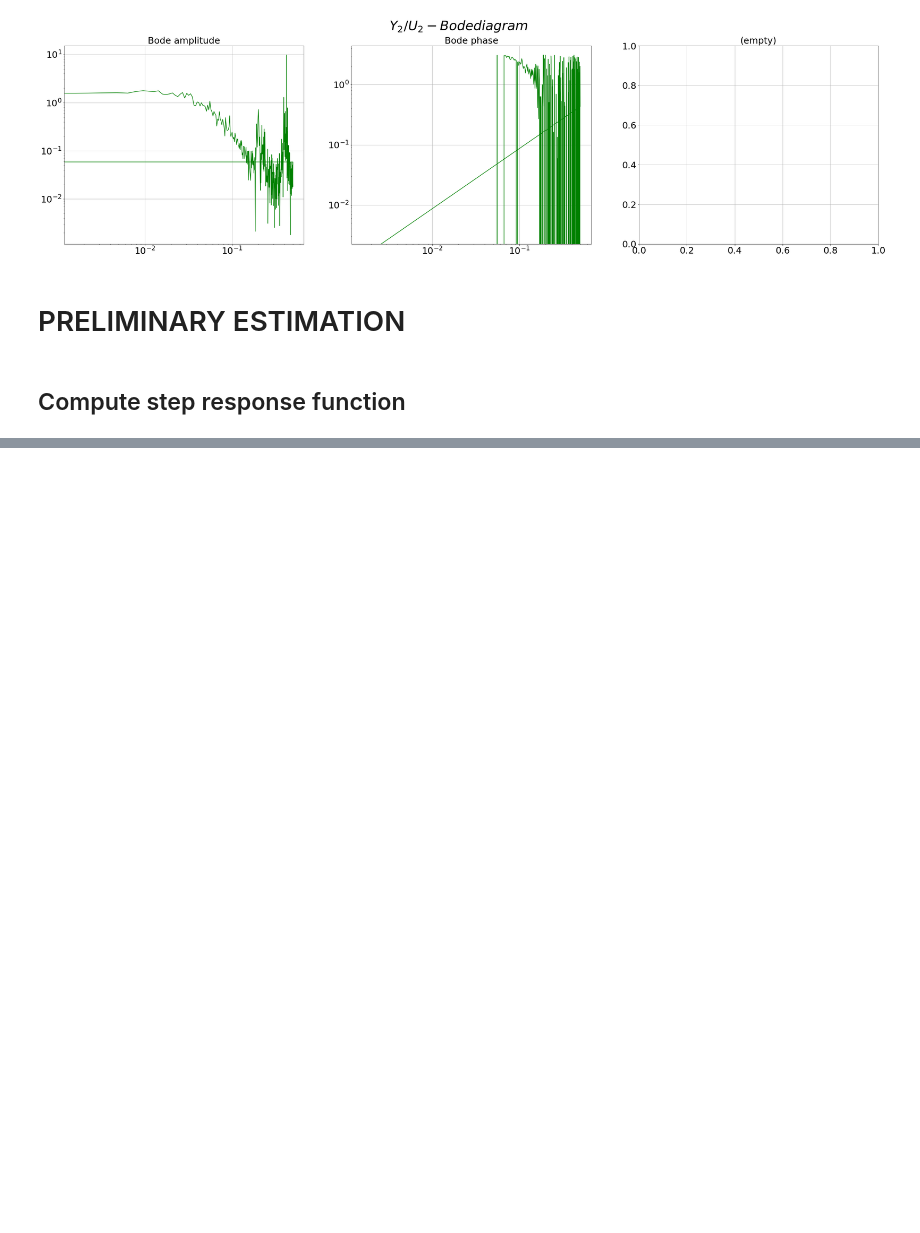
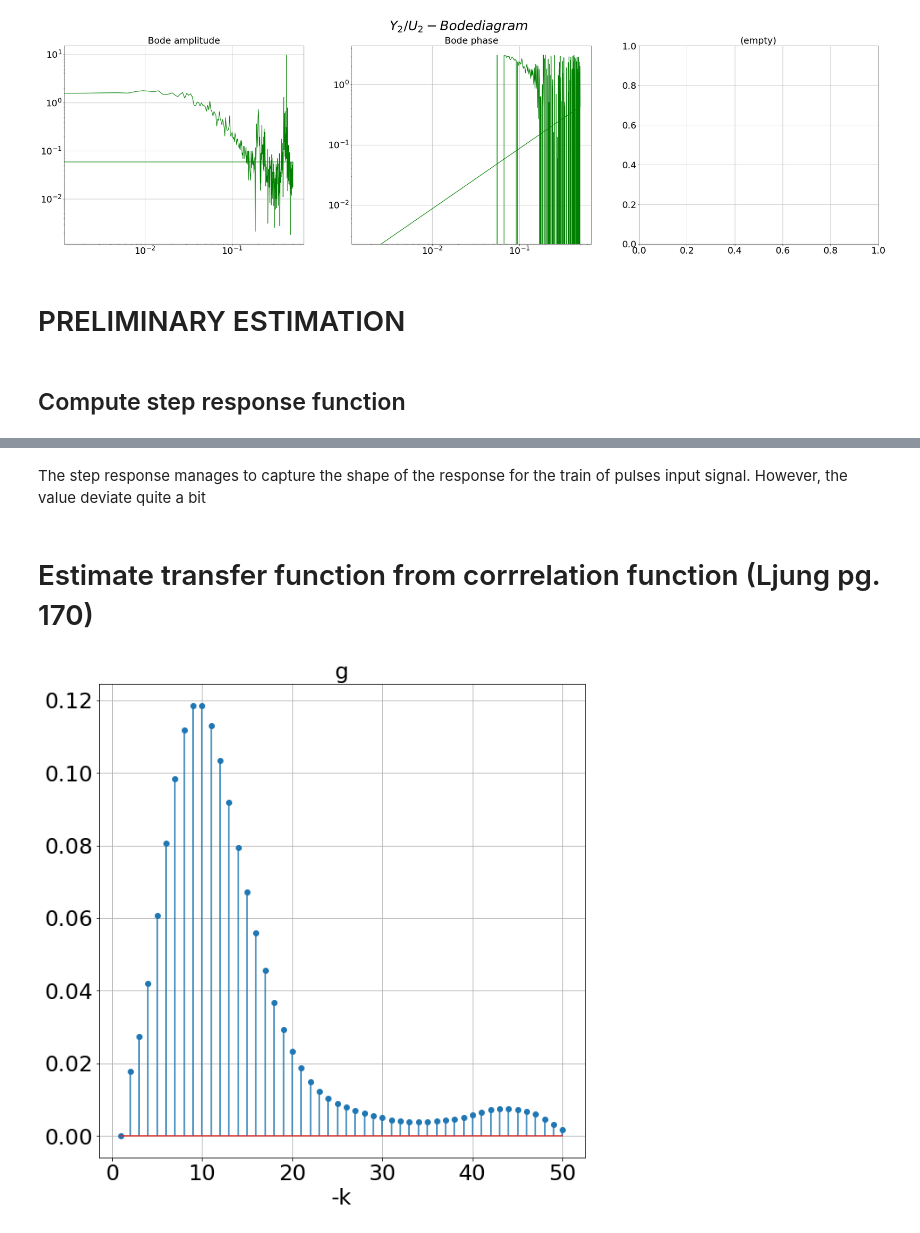
Before and after one commit to nyuhanc/BLA, a Jupyter notebook: BLA_main.ipynb, the cells around one changed output, grey strips where cells are left out. Saved outputs shown, nothing was run; the diff lists cells and outputs as text; code cells hidden in the pictures; blank space fills up the shorter version.

```diff
--- a/BLA_main.ipynb
+++ b/BLA_main.ipynb
@@ -172,0 +219,45 @@ plt.show()
+# %% [markdown]
+The step response manages to capture the shape of the response for the train of pulses input signal. However, the value deviate quite a bit
+# %% [markdown]
+# Estimate transfer function from corrrelation function (Ljung pg. 170)
+# %%
+m = np.sum([1 for i in df2['u'] if i==np.max(list(set(df2['u'])))])
+M = 50 # of delays
+N = M
+
+def Rab(a,b):
+    a, b = np.asarray(a), np.asarray((b))
+    if len(a) != len(b): raise ValueError
+    N = len(a)
+    Ryu = np.zeros(N)
+    for tau in range(N):
+        c = 0
+        for k in range(N-tau):
+            c += a[k+tau] * b[k]
+        Ryu[tau] = 1 / (N-tau) * c
+    return Ryu
+
+Ryu = Rab(df2['y'],df2['u'])
+Ru = Rab(df2['u'],df2['u'])
+
+
+Ryu = Ryu[:N]
+Ru_mat = np.ones((N,M)) * m * (m-1) / (N * (N-1))
+for mi in range(M-1):
+    Ru_mat[mi,mi+1] *= (N-1) / (m-1)
+
+#np.set_printoptions(threshold=np.inf)
+
+g = np.linalg.solve(Ru_mat,Ryu)
+g[0] = 0
+g = -(g*5)
+
+# Plotting the Impulse Response
+fig, axn = plt.subplots(1,1,figsize=(10,10))
+plt.stem(np.arange(1,M+1),g)
+plt.title('g')
+plt.xlabel('-k')
+plt.grid(True)
+plt.show()
+# %% [output]
+[figure, added]
```
Also changed, not shown: parts of 7 cells of this notebook, 1 other file.
